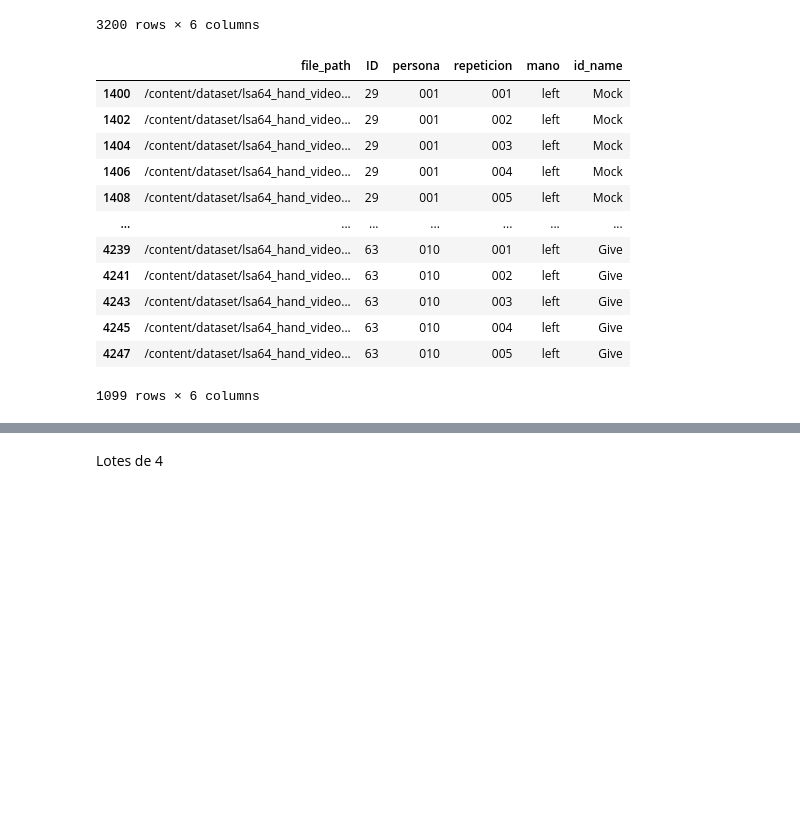
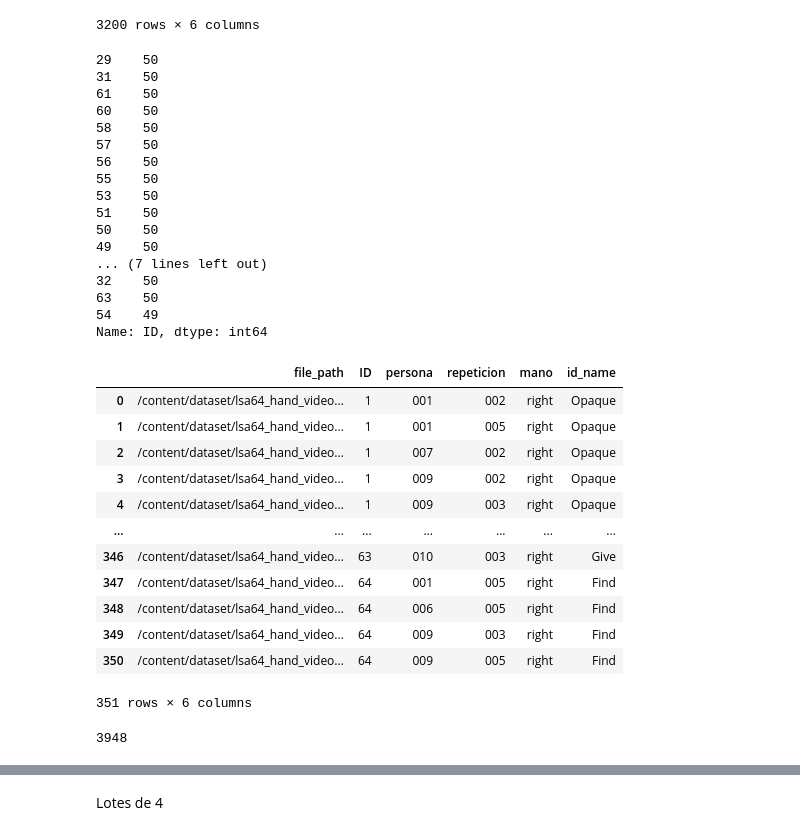
Before and after one commit to ffelicioni/conv3d_video, a Jupyter notebook: clasificar_hands.ipynb, the cells around one changed output, grey strips where cells are left out. Saved outputs shown, nothing was run; the diff lists cells and outputs as text; code cells hidden in the pictures; blank space fills up the shorter version.

Commit message:
2hands

```diff
--- a/clasificar_hands.ipynb
+++ b/clasificar_hands.ipynb
@@ -176,20 +180,48 @@ df[df.mano=='right']
 | 4298 | /content/dataset/lsa64_hand_video... | 64 | 010 | 005 | right | Find |
 3200 rows × 6 columns
 # %%
-df[df.mano=='left']
+df[df.mano=='left'].ID.value_counts()
 # %% [output]
-|  | file_path | ID | persona | repeticion | mano | id_name |
-| 1400 | /content/dataset/lsa64_hand_video... | 29 | 001 | 001 | left | Mock |
-| 1402 | /content/dataset/lsa64_hand_video... | 29 | 001 | 002 | left | Mock |
-| 1404 | /content/dataset/lsa64_hand_video... | 29 | 001 | 003 | left | Mock |
-| 1406 | /content/dataset/lsa64_hand_video... | 29 | 001 | 004 | left | Mock |
-| 1408 | /content/dataset/lsa64_hand_video... | 29 | 001 | 005 | left | Mock |
-| ... | ... | ... | ... | ... | ... | ... |
-| 4239 | /content/dataset/lsa64_hand_video... | 63 | 010 | 001 | left | Give |
-| 4241 | /content/dataset/lsa64_hand_video... | 63 | 010 | 002 | left | Give |
-| 4243 | /content/dataset/lsa64_hand_video... | 63 | 010 | 003 | left | Give |
-| 4245 | /content/dataset/lsa64_hand_video... | 63 | 010 | 004 | left | Give |
-| 4247 | /content/dataset/lsa64_hand_video... | 63 | 010 | 005 | left | Give |
-1099 rows × 6 columns
+29    50
+31    50
+61    50
+60    50
+58    50
+57    50
+56    50
+55    50
+53    50
+51    50
+50    50
+49    50
+... (7 lines left out)
+32    50
+63    50
+54    49
+Name: ID, dtype: int64
 # %%
-df=df[df.mano=='right']
+df_right=df[df.mano=='right']
+# %%
+X_train_index, X_test_index, y_train, y_test = train_test_split(df_right.index, df_right.ID, stratify=df_right.ID, test_size=260,random_state=0)
+
+df_test=df_right.loc[sorted(X_test_index)]
+# %%
+df_uno=pd.merge(df_test,df,on=['ID','persona','repeticion'],how='left')
+df_uno=df_uno[['file_path_y','ID','persona','repeticion','mano_y','id_name_y']]
+df_uno.rename(columns={'file_path_y':'file_path','mano_y':'mano','id_name_y':'id_name'},inplace=True)
+df_uno[df_uno.mano=='left']
+df_uno
+# %% [output]
+|  | file_path | ID | persona | repeticion | mano | id_name |
+| 0 | /content/dataset/lsa64_hand_video... | 1 | 001 | 002 | right | Opaque |
+| 1 | /content/dataset/lsa64_hand_video... | 1 | 001 | 005 | right | Opaque |
+| 2 | /content/dataset/lsa64_hand_video... | 1 | 007 | 002 | right | Opaque |
+| 3 | /content/dataset/lsa64_hand_video... | 1 | 009 | 002 | right | Opaque |
+| 4 | /content/dataset/lsa64_hand_video... | 1 | 009 | 003 | right | Opaque |
+| ... | ... | ... | ... | ... | ... | ... |
+| 346 | /content/dataset/lsa64_hand_video... | 63 | 010 | 003 | right | Give |
+| 347 | /content/dataset/lsa64_hand_video... | 64 | 001 | 005 | right | Find |
+| 348 | /content/dataset/lsa64_hand_video... | 64 | 006 | 005 | right | Find |
+| 349 | /content/dataset/lsa64_hand_video... | 64 | 009 | 003 | right | Find |
+| 350 | /content/dataset/lsa64_hand_video... | 64 | 009 | 005 | right | Find |
+351 rows × 6 columns
@@ -196 +236,5 @@ df=df[df.mano=='right']
+# %%
+4299-(91+260)
+# %% [output]
+3948
 # %%
```
Also changed, not shown: parts of 20 cells of this notebook.
